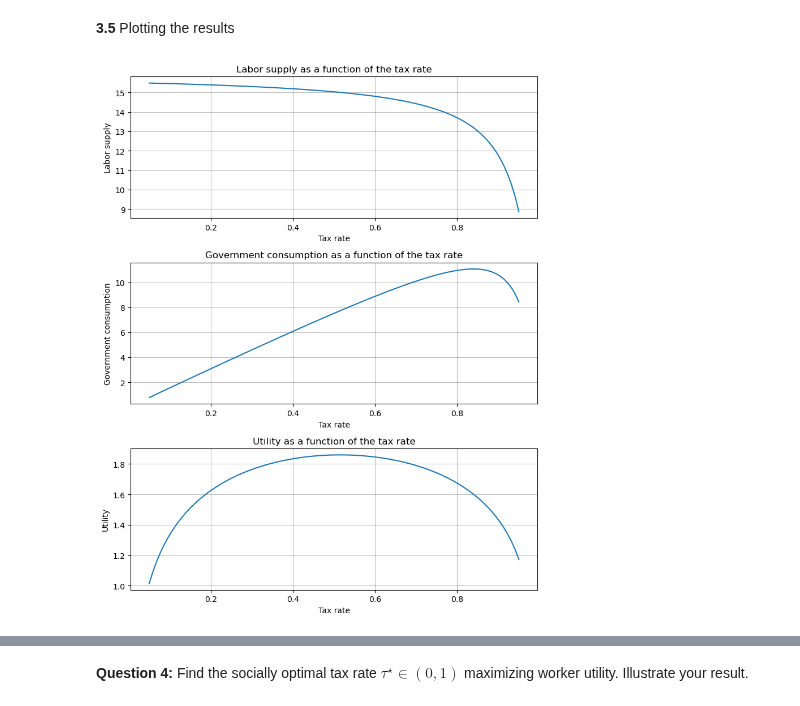
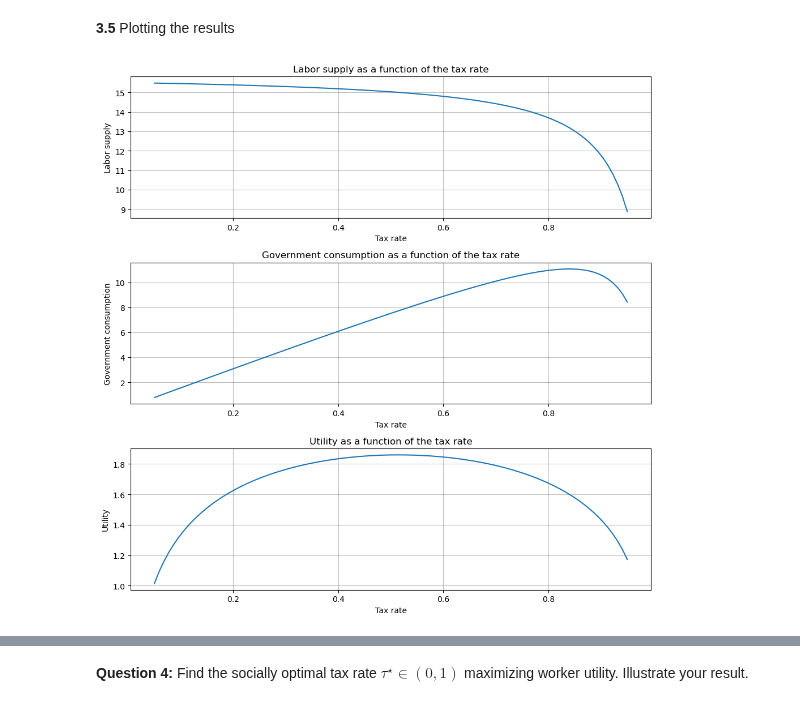
Before and after one commit to NumEconCopenhagen/projects-2023-andershuus_christianfogel, a Jupyter notebook: examproject/Exam-2023-notebook.ipynb, the cells around one changed output, grey strips where cells are left out. Cells and saved outputs as stored; diff of their text form; code cells hidden in the pictures.

```diff
--- a/examproject/Exam-2023-notebook.ipynb
+++ b/examproject/Exam-2023-notebook.ipynb
@@ -215,32 +222,30 @@ u_tau = sol_utility(kappa_val,nu_val,alpha_val,w_val,tau_vec)
 **3.5** Plotting the results
 # %%
 #Create the figure
-fig = plt.figure(figsize=(8,10))
-
+fig = plt.figure(figsize=(10,10))
 
 # a. Labor supply
-#Add subplot
 ax = fig.add_subplot(3,1,1)
 ax.plot(tau_vec,L_tau)
 ax.set_title('Labor supply as a function of the tax rate')
 ax.set_xlabel('Tax rate')
 ax.set_ylabel('Labor supply')
 
 #b. Government consumption
 ax = fig.add_subplot(3,1,2)
 ax.plot(tau_vec,G_tau)
 ax.set_title('Government consumption as a function of the tax rate')
 ax.set_xlabel('Tax rate')
 ax.set_ylabel('Government consumption')
 
 #c. Utility
 ax = fig.add_subplot(3,1,3)
 ax.plot(tau_vec,u_tau)
 ax.set_title('Utility as a function of the tax rate')
 ax.set_xlabel('Tax rate')
 ax.set_ylabel('Utility')
 
 plt.tight_layout()
 plt.show()
 # %% [output]
-[figure, old version]
+[figure, new version]
```
Also changed, not shown: parts of 6 cells of this notebook.
